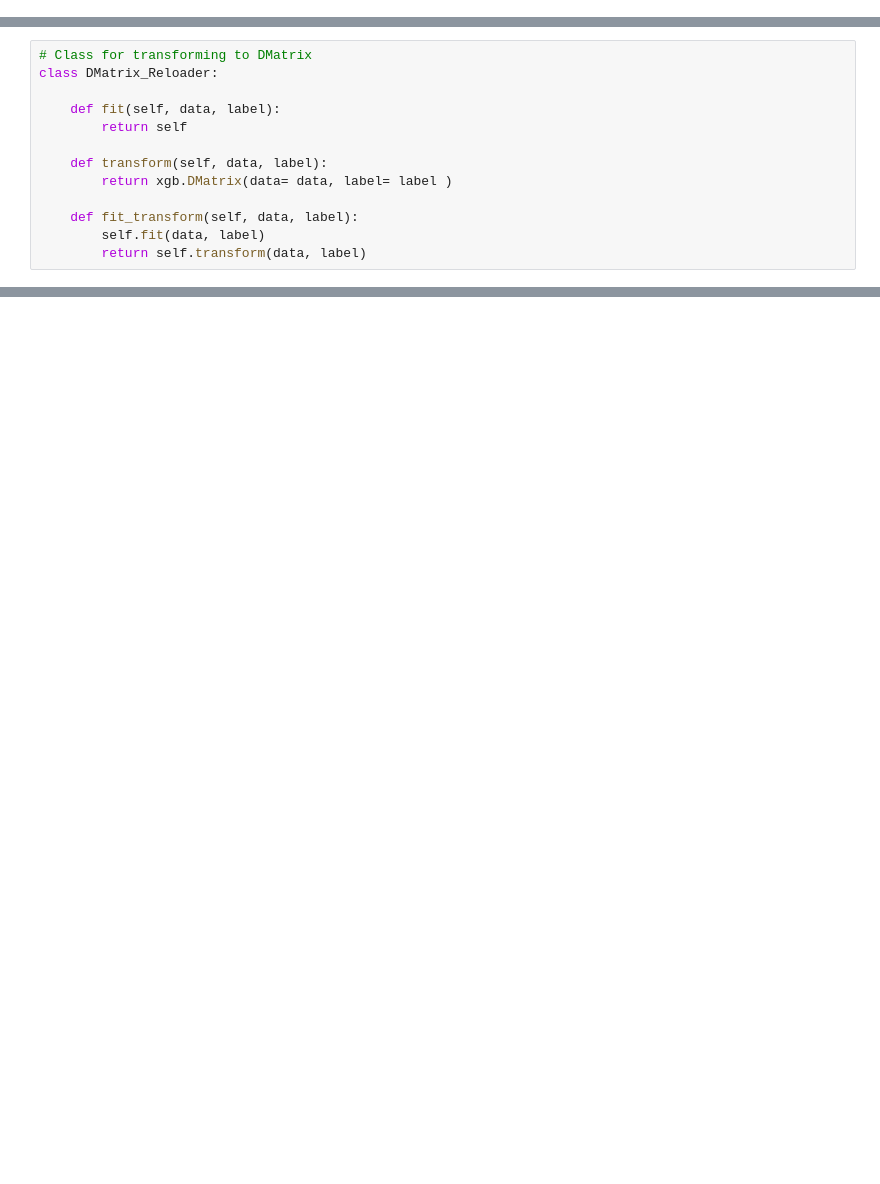
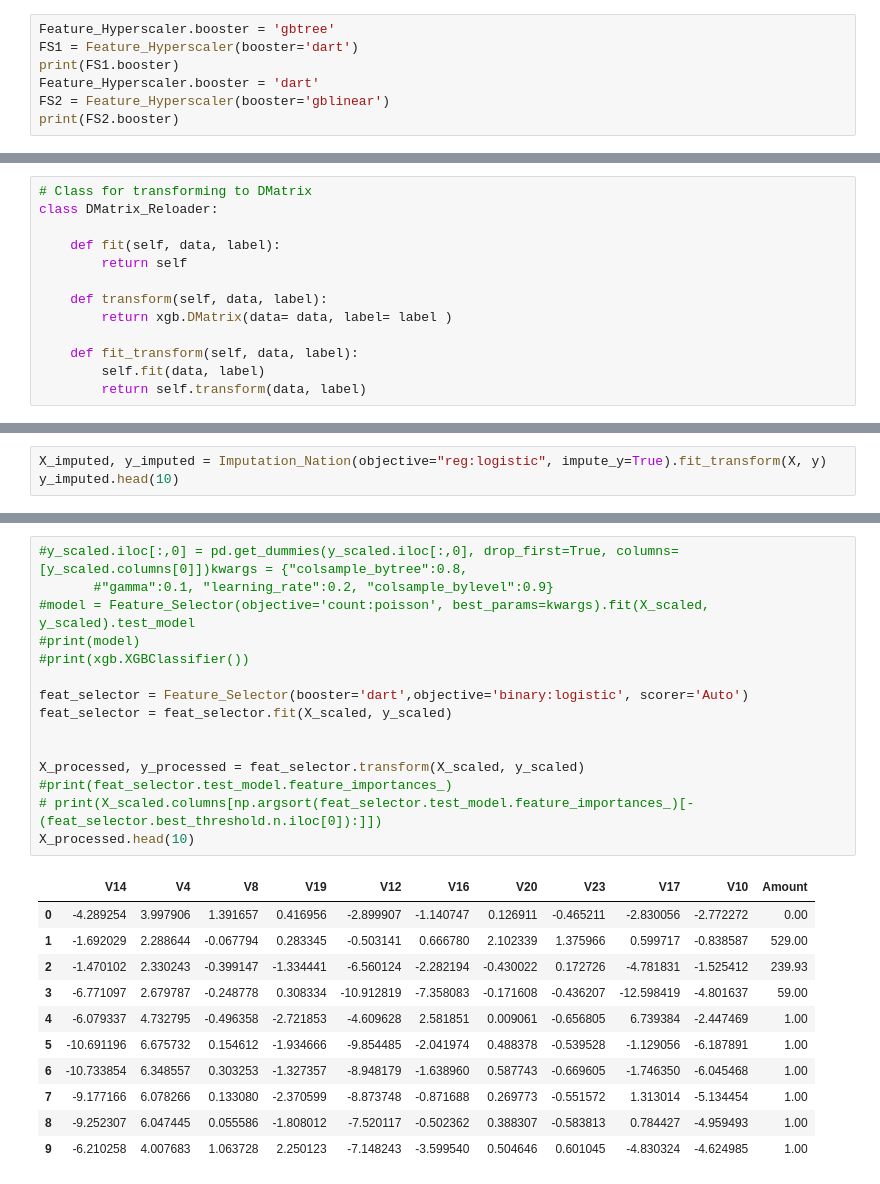
Before and after one commit to JanErish/Portfolio_von_Jan, a Jupyter notebook: XGBoost_Pipeline-UNFINISHED.ipynb, the cells around one changed output, grey strips where cells are left out. Saved outputs shown, nothing was run; the diff lists cells and outputs as text; blank space fills up the shorter version.

```diff
--- a/XGBoost_Pipeline-UNFINISHED.ipynb
+++ b/XGBoost_Pipeline-UNFINISHED.ipynb
@@ -579,0 +1345,7 @@ class Feature_Scaler:
+# %%
+Feature_Hyperscaler.booster = 'gbtree'
+FS1 = Feature_Hyperscaler(booster='dart')
+print(FS1.booster)
+Feature_Hyperscaler.booster = 'dart'
+FS2 = Feature_Hyperscaler(booster='gblinear')
+print(FS2.booster)
@@ -967,0 +1874,3 @@ def XGBoost_Trainer(df, target=None, model= 'other', resampling=None,
+# %%
+X_imputed, y_imputed = Imputation_Nation(objective="reg:logistic", impute_y=True).fit_transform(X, y)
+y_imputed.head(10)
@@ -967,0 +1963,27 @@ def XGBoost_Trainer(df, target=None, model= 'other', resampling=None,
+# %%
+#y_scaled.iloc[:,0] = pd.get_dummies(y_scaled.iloc[:,0], drop_first=True, columns=[y_scaled.columns[0]])kwargs = {"colsample_bytree":0.8,
+       #"gamma":0.1, "learning_rate":0.2, "colsample_bylevel":0.9}
+#model = Feature_Selector(objective='count:poisson', best_params=kwargs).fit(X_scaled, y_scaled).test_model
+#print(model)
+#print(xgb.XGBClassifier())
+
+feat_selector = Feature_Selector(booster='dart',objective='binary:logistic', scorer='Auto')
+feat_selector = feat_selector.fit(X_scaled, y_scaled)
+
+
+X_processed, y_processed = feat_selector.transform(X_scaled, y_scaled)
+#print(feat_selector.test_model.feature_importances_)
+# print(X_scaled.columns[np.argsort(feat_selector.test_model.feature_importances_)[-(feat_selector.best_threshold.n.iloc[0]):]])
+X_processed.head(10)
+# %% [output]
+|  | V14 | V4 | V8 | V19 | V12 | V16 | V20 | V23 | V17 | V10 | Amount |
+| 0 | -4.289254 | 3.997906 | 1.391657 | 0.416956 | -2.899907 | -1.140747 | 0.126911 | -0.465211 | -2.830056 | -2.772272 | 0.00 |
+| 1 | -1.692029 | 2.288644 | -0.067794 | 0.283345 | -0.503141 | 0.666780 | 2.102339 | 1.375966 | 0.599717 | -0.838587 | 529.00 |
+| 2 | -1.470102 | 2.330243 | -0.399147 | -1.334441 | -6.560124 | -2.282194 | -0.430022 | 0.172726 | -4.781831 | -1.525412 | 239.93 |
+| 3 | -6.771097 | 2.679787 | -0.248778 | 0.308334 | -10.912819 | -7.358083 | -0.171608 | -0.436207 | -12.598419 | -4.801637 | 59.00 |
+| 4 | -6.079337 | 4.732795 | -0.496358 | -2.721853 | -4.609628 | 2.581851 | 0.009061 | -0.656805 | 6.739384 | -2.447469 | 1.00 |
+| 5 | -10.691196 | 6.675732 | 0.154612 | -1.934666 | -9.854485 | -2.041974 | 0.488378 | -0.539528 | -1.129056 | -6.187891 | 1.00 |
+| 6 | -10.733854 | 6.348557 | 0.303253 | -1.327357 | -8.948179 | -1.638960 | 0.587743 | -0.669605 | -1.746350 | -6.045468 | 1.00 |
+| 7 | -9.177166 | 6.078266 | 0.133080 | -2.370599 | -8.873748 | -0.871688 | 0.269773 | -0.551572 | 1.313014 | -5.134454 | 1.00 |
+| 8 | -9.252307 | 6.047445 | 0.055586 | -1.808012 | -7.520117 | -0.502362 | 0.388307 | -0.583813 | 0.784427 | -4.959493 | 1.00 |
+| 9 | -6.210258 | 4.007683 | 1.063728 | 2.250123 | -7.148243 | -3.599540 | 0.504646 | 0.601045 | -4.830324 | -4.624985 | 1.00 |
```
Also changed, not shown: parts of 58 cells of this notebook.
